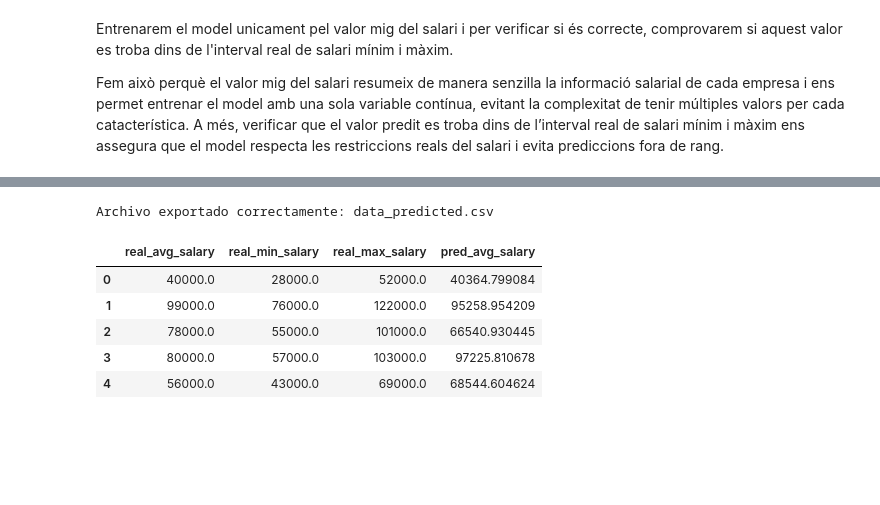
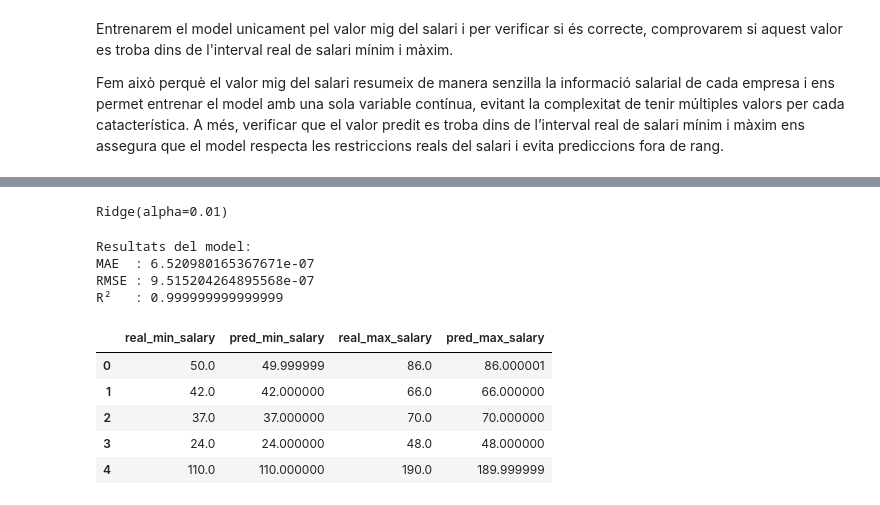
Before and after one commit to sarachillon/casKaggle, a Jupyter notebook: Modelitzacio.ipynb, the cells around one changed output, grey strips where cells are left out. Drawn from its saved outputs; the diff is of its cells as text; code cells hidden in the pictures; blank space fills up the shorter version.

```diff
--- a/Modelitzacio.ipynb
+++ b/Modelitzacio.ipynb
@@ -483,3 +461,3 @@ RandomForestRegressor(max_depth=5, min_samples_leaf=6, n_estimators=200,
 # %%
-y_pred = rf.predict(X_test)
+y_pred = best_ridge.predict(X_test_lower)
 # %%
@@ -517,0 +569,20 @@ Percentatge per sobre: 20.40%
+# %%
+best_models = {}
+
+for name, cfg in param_grids.items():
+    print(f"\n Optimitzant {name}...\n")
+
+    grid = GridSearchCV(
+        estimator=cfg["model"],
+        param_grid=cfg["params"],
+        cv=5,
+        scoring="neg_mean_absolute_error",
+        n_jobs=-1
+    )
+
+    grid.fit(X_train_high, y_train_high)
+
+    best_models[name] = grid.best_estimator_
+
+    print(f"Millor score MAE: {-grid.best_score_:.2f}")
+    print(f"Millors hiperparàmetres: {grid.best_params_}")
@@ -517,0 +670,17 @@ Percentatge per sobre: 20.40%
+# %%
+from sklearn.linear_model import Ridge
+best_ridge = Ridge(
+    alpha=0.01,
+    copy_X=True,
+    fit_intercept=True,
+    max_iter=None,
+    positive=False,
+    random_state=None,
+    solver='auto',
+    tol=0.0001
+)
+best_ridge.fit(X_train_high, y_train_high)
+# %% [output]
+Ridge(alpha=0.01)
+# %%
+y_pred_high = best_ridge.predict(X_test_high)
@@ -518,19 +691,28 @@ Percentatge per sobre: 20.40%
+# %%
+print("Resultats del model:")
+print(f"MAE  : {mae}")
+print(f"RMSE : {rmse}")
+print(f"R²   : {r2}")
+# %% [output]
+Resultats del model:
+MAE  : 6.520980165367671e-07
+RMSE : 9.515204264895568e-07
+R²   : 0.999999999999999
 # %%
 df_export = pd.DataFrame({
-    "real_avg_salary": y_test["avg_salary"].values,
-    "real_min_salary": y_test["min_salary"].values,
-    "real_max_salary": y_test["max_salary"].values,
-    "pred_avg_salary": y_pred
+    "real_min_salary": y_test_lower,
+    "pred_min_salary": y_pred,
+    "real_max_salary": y_test_high,
+    "pred_max_salary": y_pred_high
 })
 
 file_name = "data_predicted.csv"
 df_export.to_csv(file_name, index=False)
 df_export.head()
 # %% [output]
-Archivo exportado correctamente: data_predicted.csv
-|  | real_avg_salary | real_min_salary | real_max_salary | pred_avg_salary |
-| 0 | 40000.0 | 28000.0 | 52000.0 | 40364.799084 |
-| 1 | 99000.0 | 76000.0 | 122000.0 | 95258.954209 |
-| 2 | 78000.0 | 55000.0 | 101000.0 | 66540.930445 |
-| 3 | 80000.0 | 57000.0 | 103000.0 | 97225.810678 |
-| 4 | 56000.0 | 43000.0 | 69000.0 | 68544.604624 |
+|  | real_min_salary | pred_min_salary | real_max_salary | pred_max_salary |
+| 0 | 50.0 | 49.999999 | 86.0 | 86.000001 |
+| 1 | 42.0 | 42.000000 | 66.0 | 66.000000 |
+| 2 | 37.0 | 37.000000 | 70.0 | 70.000000 |
+| 3 | 24.0 | 24.000000 | 48.0 | 48.000000 |
+| 4 | 110.0 | 110.000000 | 190.0 | 189.999999 |
```
Also changed, not shown: parts of 30 cells of this notebook, 2 other files.
